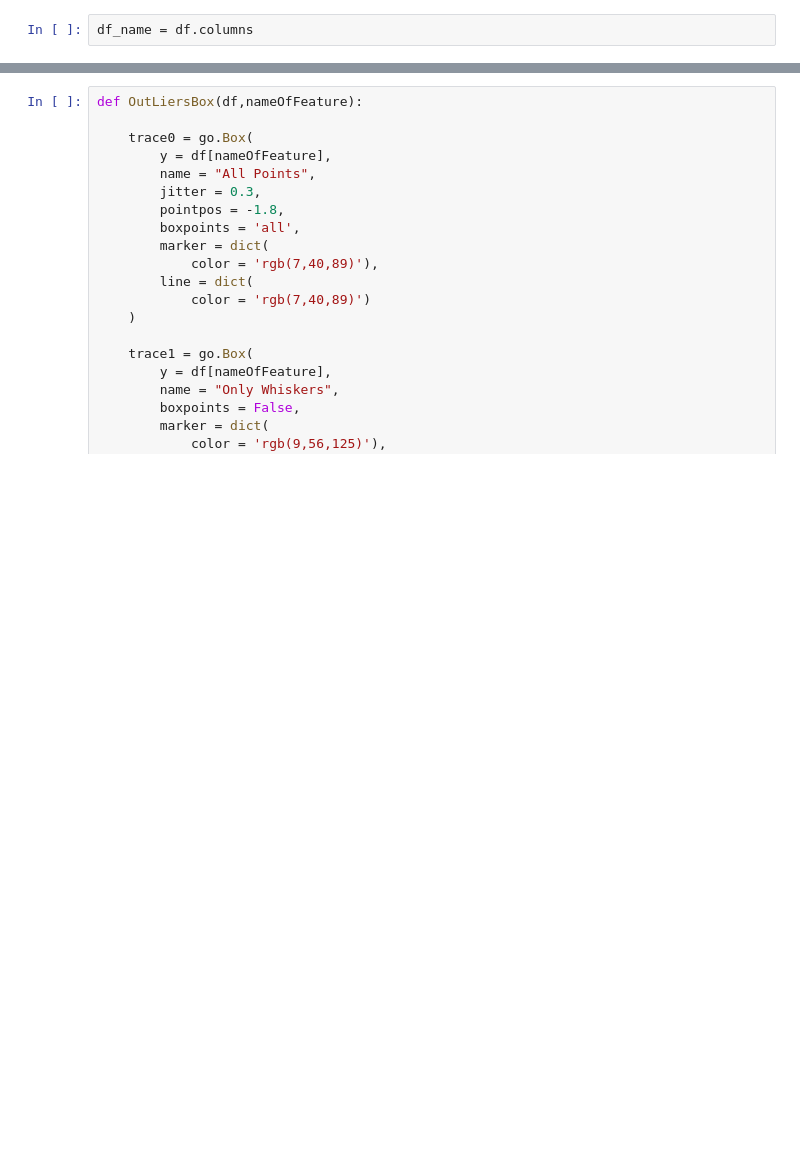
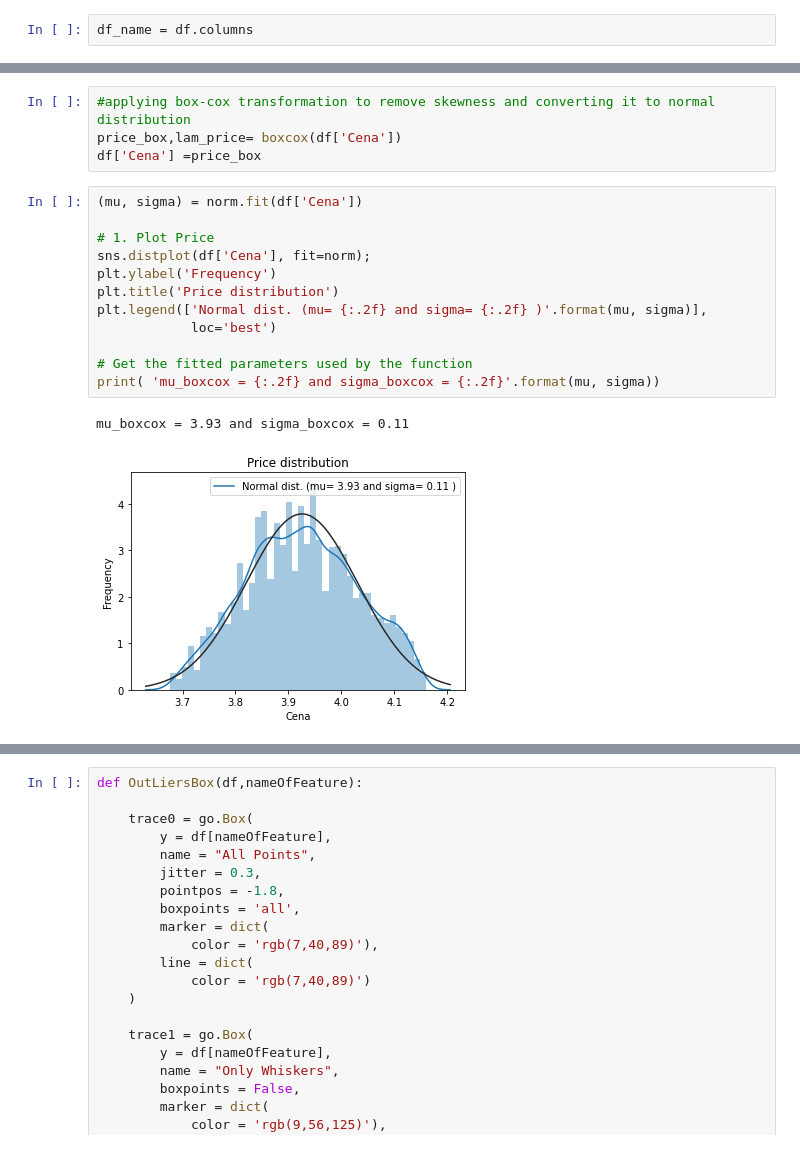
Before and after one commit to trsavi/Machine-Learning-Web-App, a Jupyter notebook: ML_Pipe.ipynb, the cells around one changed output, grey strips where cells are left out. Cells and saved outputs as stored; diff of their text form; blank space fills up the shorter version.

```diff
--- a/ML_Pipe.ipynb
+++ b/ML_Pipe.ipynb
@@ -124,0 +124,19 @@ plt.xticks(np.arange(2000,2021), rotation=70)
+# %%
+#applying box-cox transformation to remove skewness and converting it to normal distribution
+price_box,lam_price= boxcox(df['Cena'])
+df['Cena'] =price_box
+# %%
+(mu, sigma) = norm.fit(df['Cena'])
+
+# 1. Plot Price
+sns.distplot(df['Cena'], fit=norm);
+plt.ylabel('Frequency')
+plt.title('Price distribution')
+plt.legend(['Normal dist. (mu= {:.2f} and sigma= {:.2f} )'.format(mu, sigma)],
+            loc='best')
+
+# Get the fitted parameters used by the function
+print( 'mu_boxcox = {:.2f} and sigma_boxcox = {:.2f}'.format(mu, sigma))
+# %% [output]
+mu_boxcox = 3.93 and sigma_boxcox = 0.11
+[figure, added]
```
Also changed, not shown: parts of 38 cells of this notebook, 8 other files.
